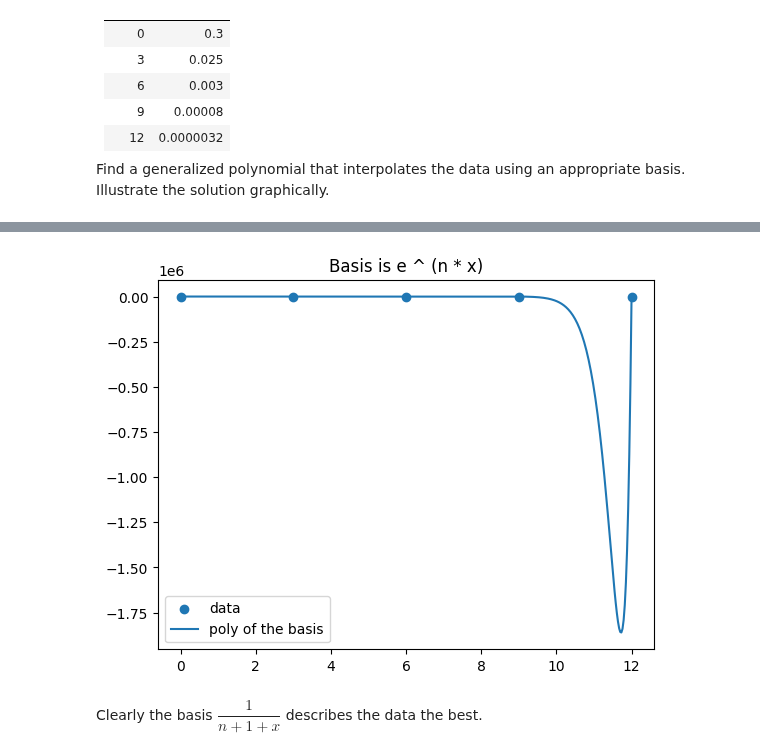
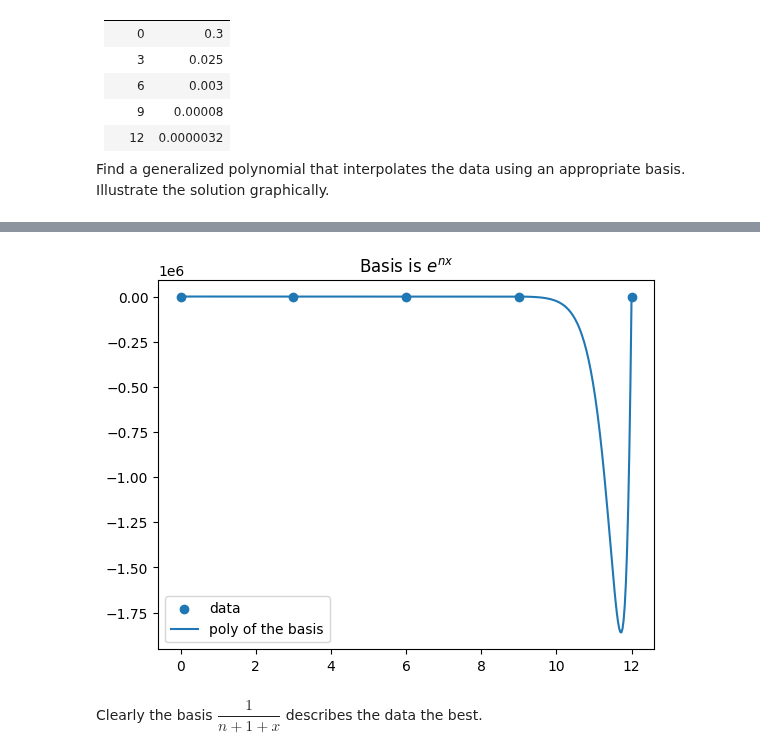
Before and after one commit to ivo3123/NumericalMethods, a Jupyter notebook: exam1/year2023_2024/task3.ipynb, the cells around one changed output, grey strips where cells are left out. Drawn from its saved outputs; the diff is of its cells as text; code cells hidden in the pictures.

```diff
--- a/exam1/year2023_2024/task3.ipynb
+++ b/exam1/year2023_2024/task3.ipynb
@@ -51,10 +51,10 @@ plt.show()
 # %%
 plt.scatter(nodes, values)
 plt.plot(x_axis, basis_poly(x_axis, basis=lambda n, x: np.e ** (n * x)))
-plt.title('Basis is e ^ (n * x)')
+plt.title('Basis is $e^{n x}$')
 plt.legend(['data', 'poly of the basis'])
 plt.show()
 # %% [output]
-[figure, old version]
+[figure, new version]
 # %% [markdown]
 Clearly the basis $ \dfrac{1}{n + 1 + x} $ describes the data the best.
```
Also changed, not shown: parts of 2 cells of this notebook, 14 other files.
